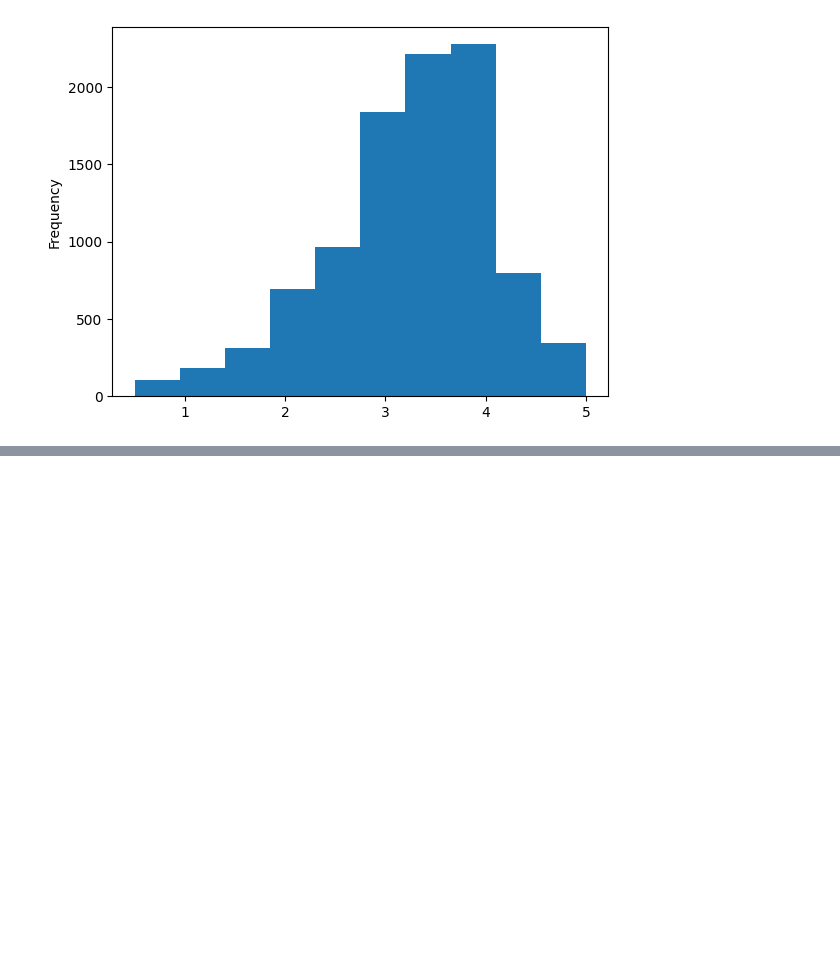
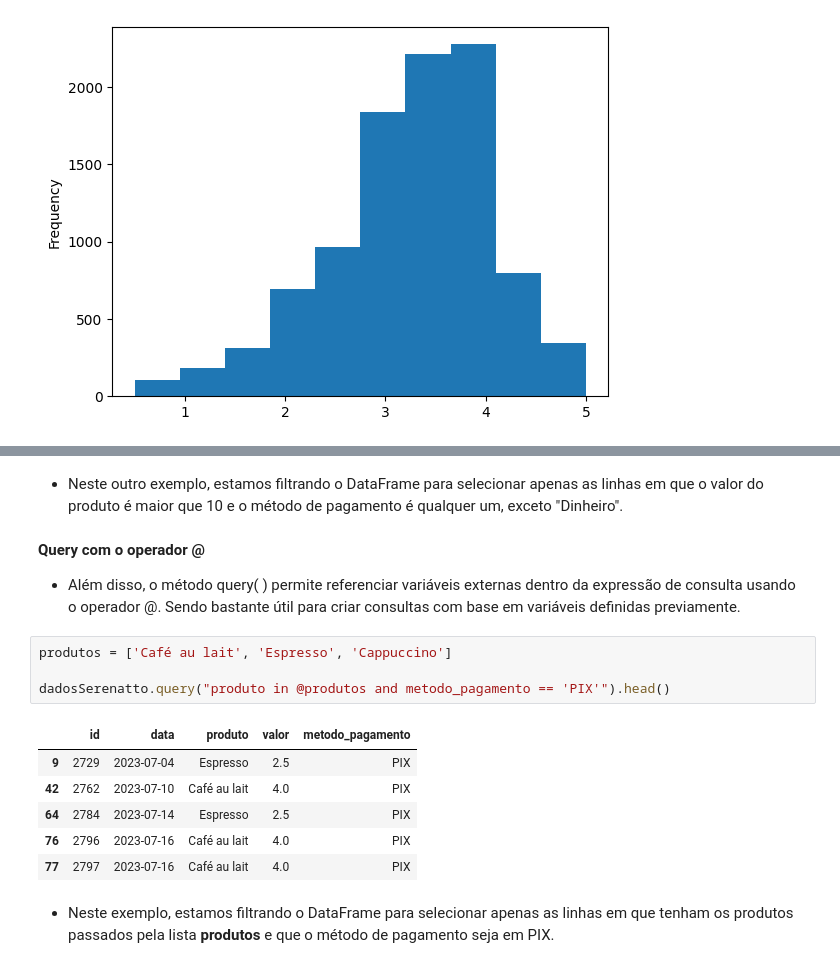
Before and after one commit to gitdowellington/primeiros-passos-data-science, a Jupyter notebook: 1.analise-exploratoria/2.analisando-os-dados/2.analisando-os-dados.ipynb, the cells around one changed output, grey strips where cells are left out. Drawn from its saved outputs; the diff is of its cells as text; blank space fills up the shorter version.

```diff
--- a/1.analise-exploratoria/2.analisando-os-dados/2.analisando-os-dados.ipynb
+++ b/1.analise-exploratoria/2.analisando-os-dados/2.analisando-os-dados.ipynb
@@ -118,0 +156,19 @@ medias_por_filme.plot(kind="hist")
+# %% [markdown]
+- Neste outro exemplo, estamos filtrando o DataFrame para selecionar apenas as linhas em que o valor do produto é maior que 10 e o método de pagamento é qualquer um, exceto "Dinheiro".
+# %% [markdown]
+**Query com o operador @**
+
+- Além disso, o método query( ) permite referenciar variáveis externas dentro da expressão de consulta usando o operador @. Sendo bastante útil para criar consultas com base em variáveis definidas previamente.
+# %%
+produtos = ['Café au lait', 'Espresso', 'Cappuccino']
+
+dadosSerenatto.query("produto in @produtos and metodo_pagamento == 'PIX'").head()
+# %% [output]
+|  | id | data | produto | valor | metodo_pagamento |
+| 9 | 2729 | 2023-07-04 | Espresso | 2.5 | PIX |
+| 42 | 2762 | 2023-07-10 | Café au lait | 4.0 | PIX |
+| 64 | 2784 | 2023-07-14 | Espresso | 2.5 | PIX |
+| 76 | 2796 | 2023-07-16 | Café au lait | 4.0 | PIX |
+| 77 | 2797 | 2023-07-16 | Café au lait | 4.0 | PIX |
+# %% [markdown]
+- Neste exemplo, estamos filtrando o DataFrame para selecionar apenas as linhas em que tenham os produtos passados pela lista **produtos** e que o método de pagamento seja em PIX.
```
Also changed, not shown: parts of 7 cells of this notebook.
